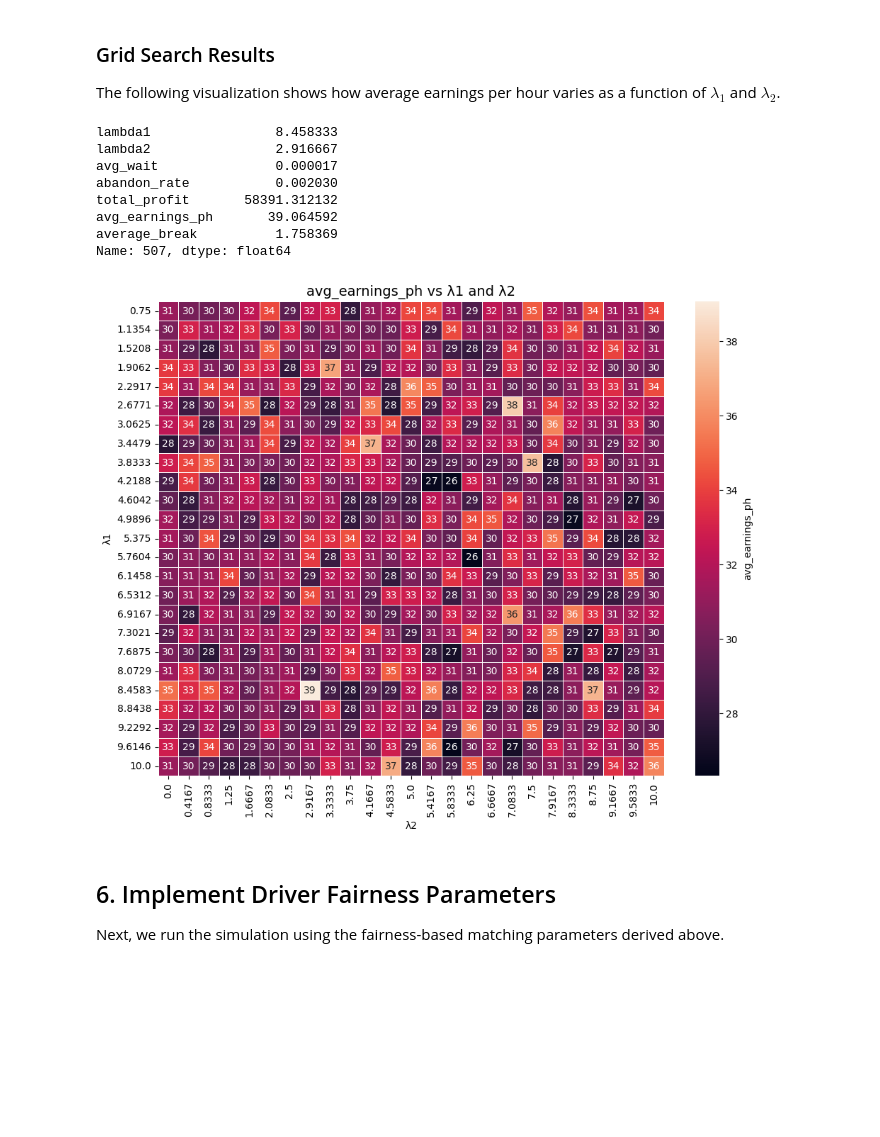
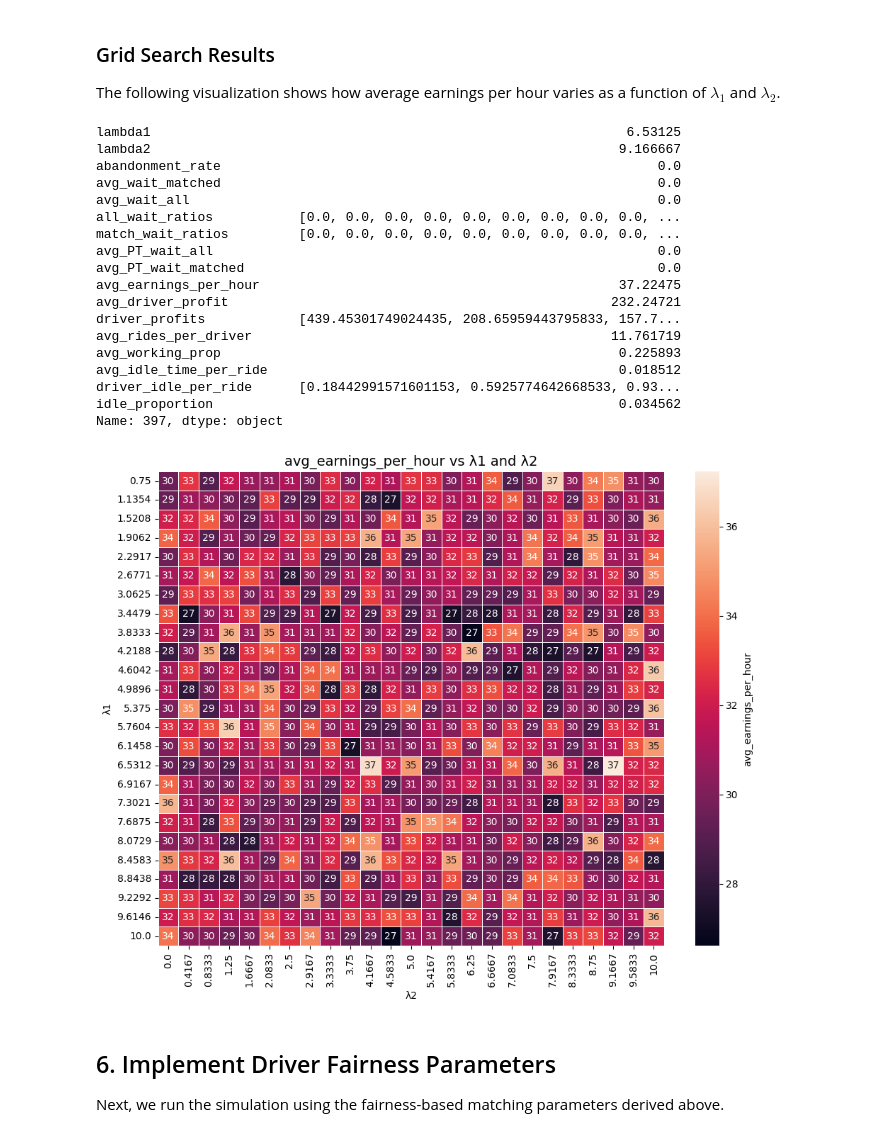
Before and after one commit to ekfortin9059/Simulation-Group-Project-1, a Jupyter notebook: improvement1.ipynb, the cells around one changed output. Cells and saved outputs as stored; diff of their text form; code cells hidden in the pictures; blank space fills up the shorter version.

```diff
--- a/improvement1.ipynb
+++ b/improvement1.ipynb
@@ -74,9 +74,13 @@ def distance(loc1, loc2):
     '''Calculate Euclidean distance between two locations (list: [x,y])'''
     return np.sqrt((loc1[0] - loc2[0])**2 + (loc1[1] - loc2[1])**2)
 
-def generate_location():
+def generate_location(var, distr):
     '''Generate Squareshire location from Uniform distribution'''
-    return (random.uniform(0, county_size), random.uniform(0, county_size))
+    if distr == 0:
+        return (random.uniform(0, county_size), random.uniform(0, county_size))
+    elif distr == 1:
+        return
+
 
 def travel_time(d_OD):
     '''Calculate the expected travel time mu_t, then generate the actual travel time
@@ -246,6 +250,7 @@ def run_simulation(T, lambda1, lambda2):
                     key=lambda d: driver_score(d, rider, TNOW, lambda1, lambda2)
                 )
                 # update statuses
+                idle_drivers.remove(driver)
                 rider['status'] = 'matched'
                 driver['idle'] = False
 
@@ -660,63 +650,68 @@ gridsearch_results = []
 for l1 in lambda1_values:
     for l2 in lambda2_values:
 
-        sim = run_simulation(T=TerminationTime, iter_D=0, iter_R=0, lambda1=l1, lambda2=l2)
+        sim = run_simulation(T=TerminationTime, lambda1=l1, lambda2=l2)
 
         gridsearch_results.append({
             "lambda1": l1,
             "lambda2": l2,
-            "avg_wait": np.mean(sim["time_metrics"]["T_W"]),
-            "abandon_rate": sim["system_metrics"]["abandoned_rides"] / sim["system_metrics"]["N_R"],
-            "total_profit": sim["financial_metrics"]["P"],
-            "avg_earnings_ph": sim["financial_metrics"]["P"] / sim["time_metrics"]["T_D"],
-            "average_break": np.mean([TerminationTime - sim['driver_metrics']['driver_last_busy_time'][d['id']] for d in sim['entities']['drivers'] if d['active']])
-        })
+        } | compute_metrics(sim))
 # %% [markdown]
 ### Grid Search Results
 The following visualization shows how average earnings per hour varies as a function of $\lambda_1$ and $\lambda_2$.
 # %%
 df = pd.DataFrame(gridsearch_results)
 
-best = df.loc[df["avg_earnings_ph"].idxmax()]
+best = df.loc[df["avg_earnings_per_hour"].idxmax()]
 print(best)
 
 import matplotlib.pyplot as plt
 import seaborn as sns
 
 # Round lambda values for cleaner axes
 df["lambda1"] = df["lambda1"].round(4)
 df["lambda2"] = df["lambda2"].round(4)
 
 # Create pivot table
-pivot = df.pivot(index="lambda1", columns="lambda2", values="avg_earnings_ph")
+pivot = df.pivot(index="lambda1", columns="lambda2", values="avg_earnings_per_hour")
 
 plt.figure(figsize=(10,8))
 
 sns.heatmap(
     pivot,
     cmap="rocket",
     annot=True,
     #fmt=".0f",           # remove scientific notation
     linewidths=0.5,
-    cbar_kws={"label": "avg_earnings_ph"}
+    cbar_kws={"label": "avg_earnings_per_hour"}
 )
 
-plt.title("avg_earnings_ph vs λ1 and λ2", fontsize=14)
+plt.title("avg_earnings_per_hour vs λ1 and λ2", fontsize=14)
 plt.xlabel("λ2")
 plt.ylabel("λ1")
 
 plt.tight_layout()
 plt.show()
 # %% [output]
-lambda1                8.458333
-lambda2                2.916667
-avg_wait               0.000017
-abandon_rate           0.002030
-total_profit       58391.312132
-avg_earnings_ph       39.064592
-average_break          1.758369
-Name: 507, dtype: float64
+lambda1                                                             6.53125
+lambda2                                                            9.166667
+abandonment_rate                                                        0.0
+avg_wait_matched                                                        0.0
+avg_wait_all                                                            0.0
+all_wait_ratios           [0.0, 0.0, 0.0, 0.0, 0.0, 0.0, 0.0, 0.0, 0.0, ...
+match_wait_ratios         [0.0, 0.0, 0.0, 0.0, 0.0, 0.0, 0.0, 0.0, 0.0, ...
+avg_PT_wait_all                                                         0.0
+avg_PT_wait_matched                                                     0.0
+avg_earnings_per_hour                                              37.22475
+avg_driver_profit                                                 232.24721
+driver_profits            [439.45301749024435, 208.65959443795833, 157.7...
+avg_rides_per_driver                                              11.761719
+avg_working_prop                                                   0.225893
+avg_idle_time_per_ride                                             0.018512
+driver_idle_per_ride      [0.18442991571601153, 0.5925774642668533, 0.93...
+idle_proportion                                                    0.034562
+Name: 397, dtype: object
-[figure, old version]
+[figure, new version]
 # %% [markdown]
 ## 6. Implement Driver Fairness Parameters
 
```
Also changed, not shown: parts of 6 cells of this notebook.
